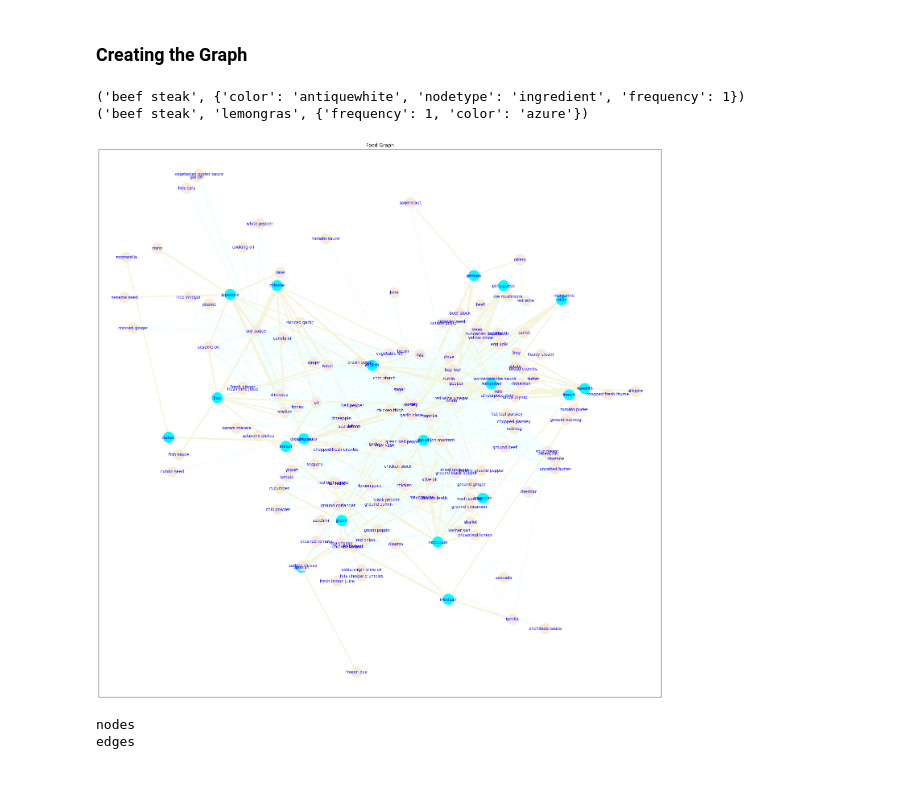
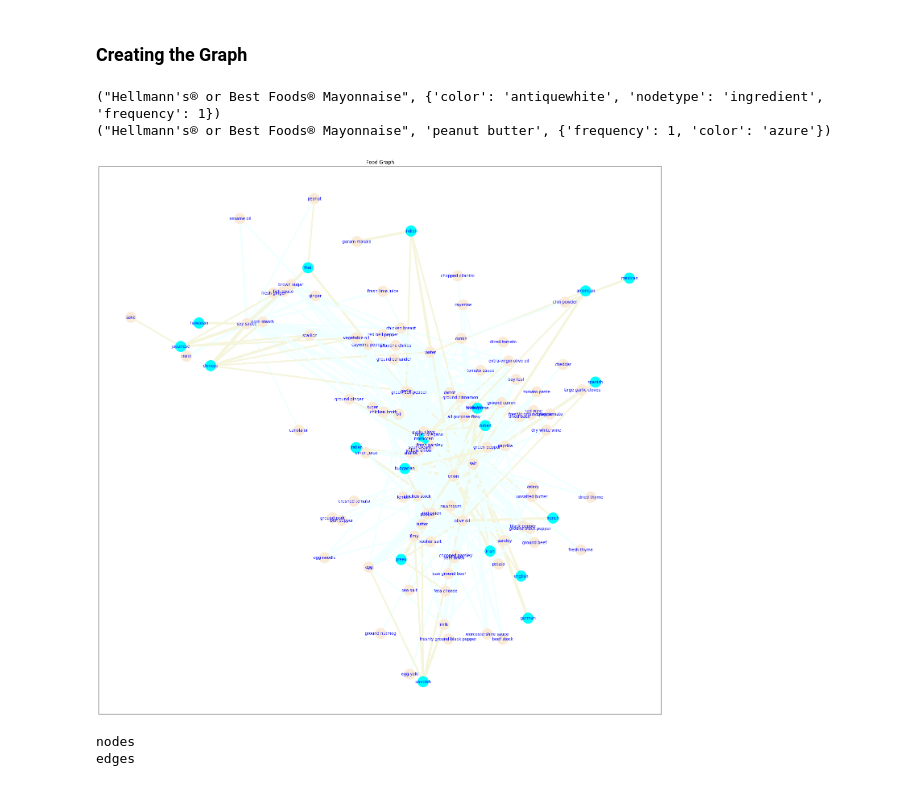
Before and after one commit to rsouza/Databases_Course, a Jupyter notebook: Notebooks/6-Cytoscape_Graph_Heroku.ipynb, the cells around one changed output. Cells and saved outputs as stored; diff of their text form; code cells hidden in the pictures.

```diff
--- a/Notebooks/6-Cytoscape_Graph_Heroku.ipynb
+++ b/Notebooks/6-Cytoscape_Graph_Heroku.ipynb
@@ -65,7 +80,7 @@ memory usage: 655.5+ KB
 def clean(text):
     text = re.sub(r'([^a-zA-Z ]+)', '', text)
     #for word in stopwords:
-    text = re.sub(r'\b(the|in|one|of|and|with|without|shopbought|healthier|skinny)\b','' , text, flags=re.IGNORECASE)
+    text = re.sub(r'\b(the|in|one|of|and|with|without|shopbought|healthier|skinny|minute)\b','' , text, flags=re.IGNORECASE)
     text = re.sub(r'[\s\t\n]+', ' ', text, flags=re.IGNORECASE)
     return text
 # %%
@@ -174,10 +187,14 @@ for idx in df_sample.index:
             G.edges[ing, df_sample.loc[idx, 'cuisine']]['frequency'] += 1
 # %%
 for idx in df_sample.index:
-    G.add_node(df_sample.loc[idx, 'short_recipeName'], nodetype='recipe', color='pink')
+    G.add_node(df_sample.loc[idx, 'short_recipeName'],
+               nodetype='recipe',
+               color='pink')
+
     for ing in df_sample.loc[idx, 'simpler_ingredients']:
         if not G.has_edge(ing, df_sample.loc[idx, 'short_recipeName']):
-            G.add_edge(ing, df_sample.loc[idx, 'short_recipeName'],
+            G.add_edge(ing,
+                       df_sample.loc[idx, 'short_recipeName'],
                        frequency=1,
                        color='coral')
         #else:
@@ -190,11 +207,11 @@ for edge in G.edges(data=True):
     print(edge)
     break
 # %% [output]
-('beef steak', {'color': 'antiquewhite', 'nodetype': 'ingredient', 'frequency': 1})
-('beef steak', 'lemongras', {'frequency': 1, 'color': 'azure'})
+("Hellmann's® or Best Foods® Mayonnaise", {'color': 'antiquewhite', 'nodetype': 'ingredient', 'frequency': 1})
+("Hellmann's® or Best Foods® Mayonnaise", 'peanut butter', {'frequency': 1, 'color': 'azure'})
 # %%
-#SG = G.subgraph([n for n, attrdict in G.nodes(data=True) if attrdict['language'] == 'english'])
-SG = nx.Graph((u,v,d) for u,v,d in G.edges(data=True) if d['frequency'] > 2)
+#SG = G.subgraph([n for n, attrdict in G.nodes(data=True) if attrdict['nodetype'] == 'recipe'])
+SG = nx.Graph((u,v,d) for u,v,d in G.edges(data=True) if d['frequency'] > 3)
 
 fig, ax = plt.subplots(figsize=(25,25))
 ax.set_title("Food Graph")
@@ -204,34 +221,34 @@ pos = nx.spring_layout(G, scale=1)
 #pos = nx.spectral_layout(G, scale=1)
 
 nx.draw_networkx(SG,
                  pos=pos,
                  #arrows=True,
                  with_labels=True,
                  ax=ax,
                  nodelist=SG.nodes(),
                  edgelist=SG.edges(),
                  node_size=700,
                  node_color=[nx.get_node_attributes(G,'color')[g] for g in SG.nodes()],
                  node_shape='o',
                  alpha=1.0,
                  cmap=None,
                  vmin=None,
                  vmax=None,
                  linewidths=1.0,
                  width=list(nx.get_edge_attributes(SG,'frequency').values()),
                  edge_color=[nx.get_edge_attributes(SG,'color')[g] for g in SG.edges()],
                  edge_cmap=None,
                  edge_vmin=None,
                  edge_vmax=None,
                  style='solid',
                  labels=None ,
                  font_size=10,
                  font_color='blue',
                  font_weight='normal',
                  font_family='sans-serif',
                  label='Food Graph',)
 # %% [output]
-[figure, old version]
+[figure, new version]
 # %%
 #https://networkx.org/documentation/stable/reference/readwrite/json_graph.html
 with open('../SampleDBs/food.json', 'w') as f:
```
Also changed, not shown: parts of 7 cells of this notebook, 1 other file.
